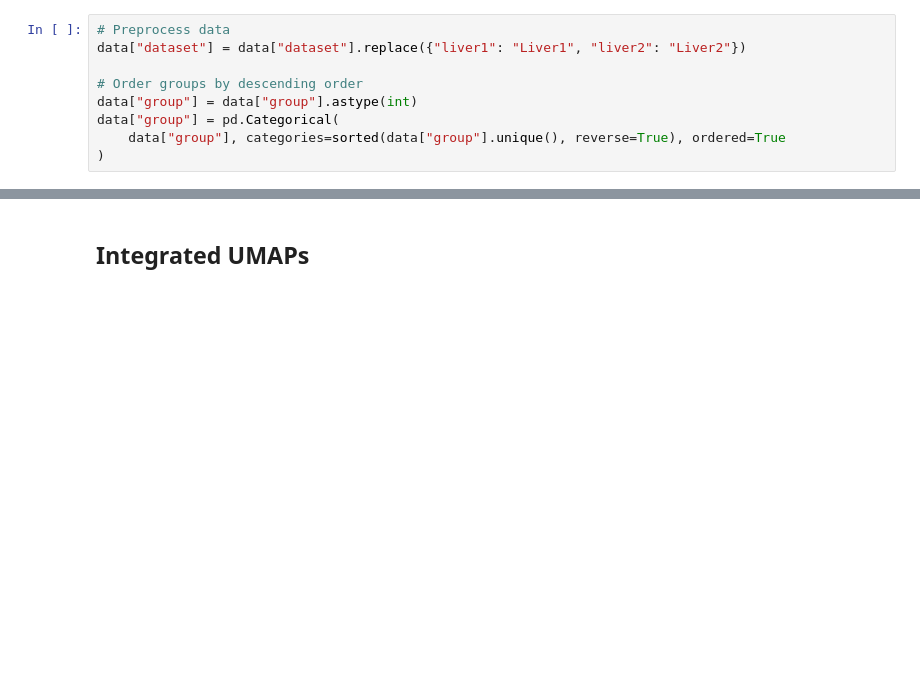
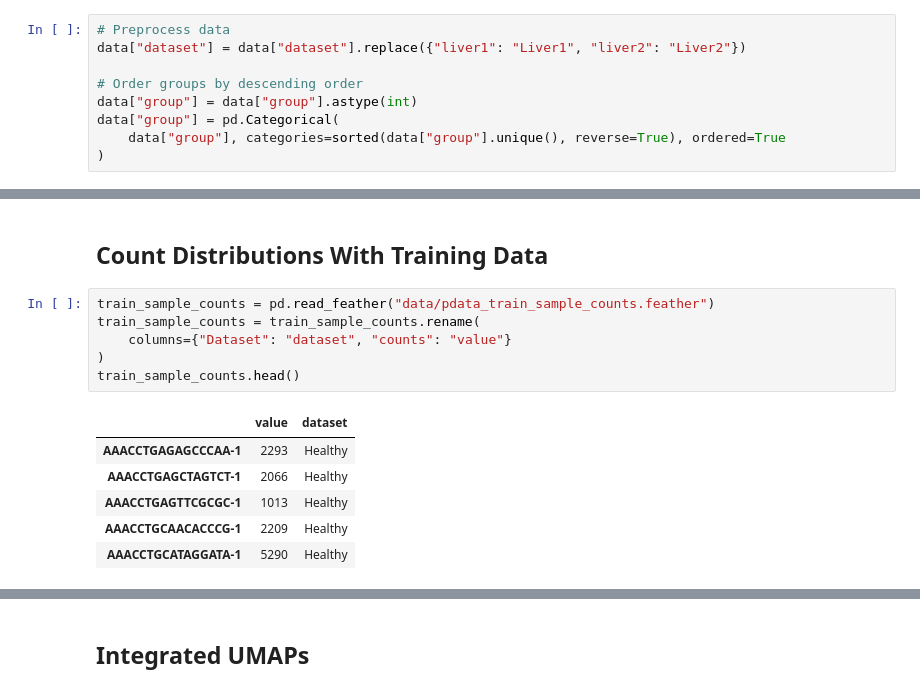
Before and after one commit to ChrisKoll/EDA-Spatial-Liver, a Jupyter notebook: figures/thesis_plots.ipynb, the cells around one changed output, grey strips where cells are left out. Drawn from its saved outputs; the diff is of its cells as text; blank space fills up the shorter version.

```diff
--- a/figures/thesis_plots.ipynb
+++ b/figures/thesis_plots.ipynb
@@ -332,0 +233,15 @@ plot
+# %% [markdown]
+## Count Distributions With Training Data
+# %%
+train_sample_counts = pd.read_feather("data/pdata_train_sample_counts.feather")
+train_sample_counts = train_sample_counts.rename(
+    columns={"Dataset": "dataset", "counts": "value"}
+)
+train_sample_counts.head()
+# %% [output]
+|  | value | dataset |
+| AAACCTGAGAGCCCAA-1 | 2293 | Healthy |
+| AAACCTGAGCTAGTCT-1 | 2066 | Healthy |
+| AAACCTGAGTTCGCGC-1 | 1013 | Healthy |
+| AAACCTGCAACACCCG-1 | 2209 | Healthy |
+| AAACCTGCATAGGATA-1 | 5290 | Healthy |
```
Also changed, not shown: parts of 40 cells of this notebook, 10 other files.
